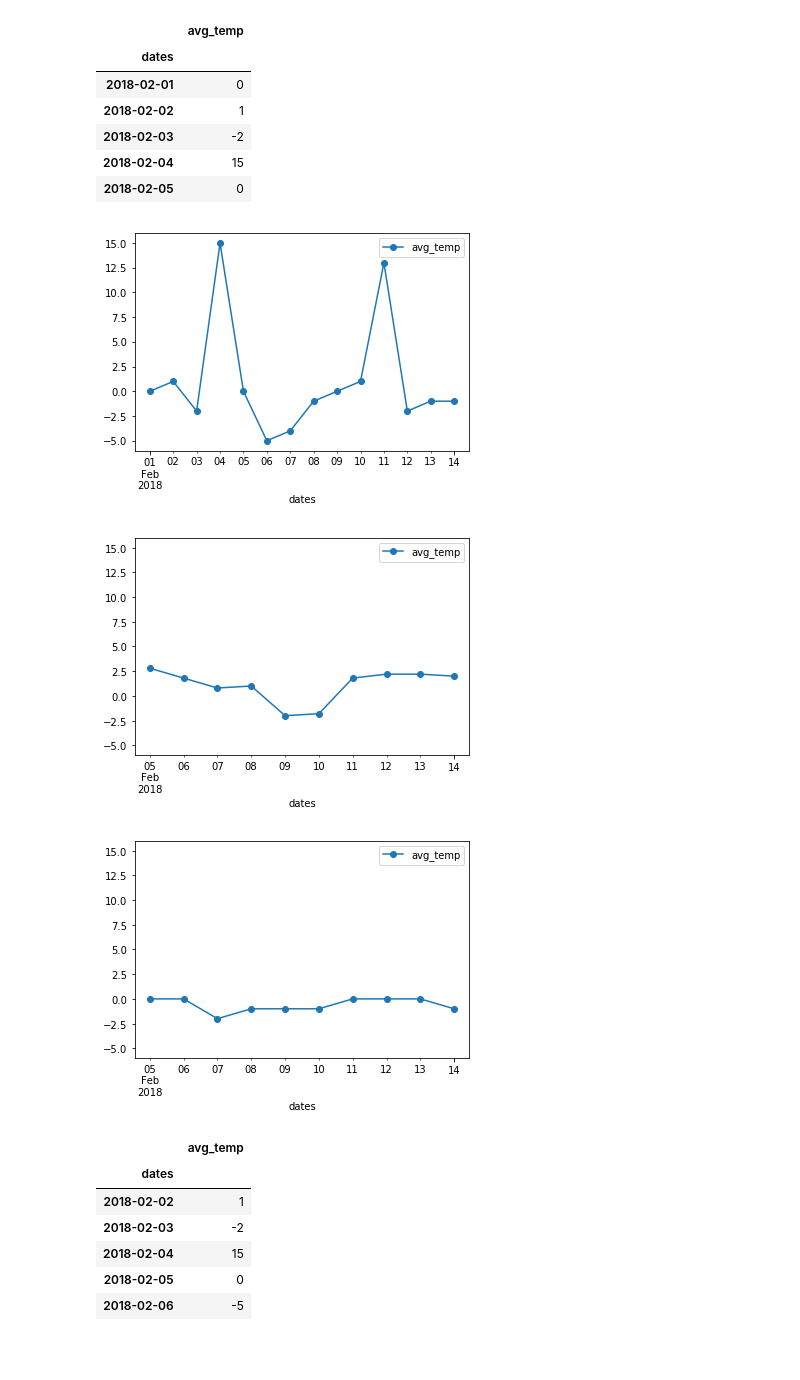
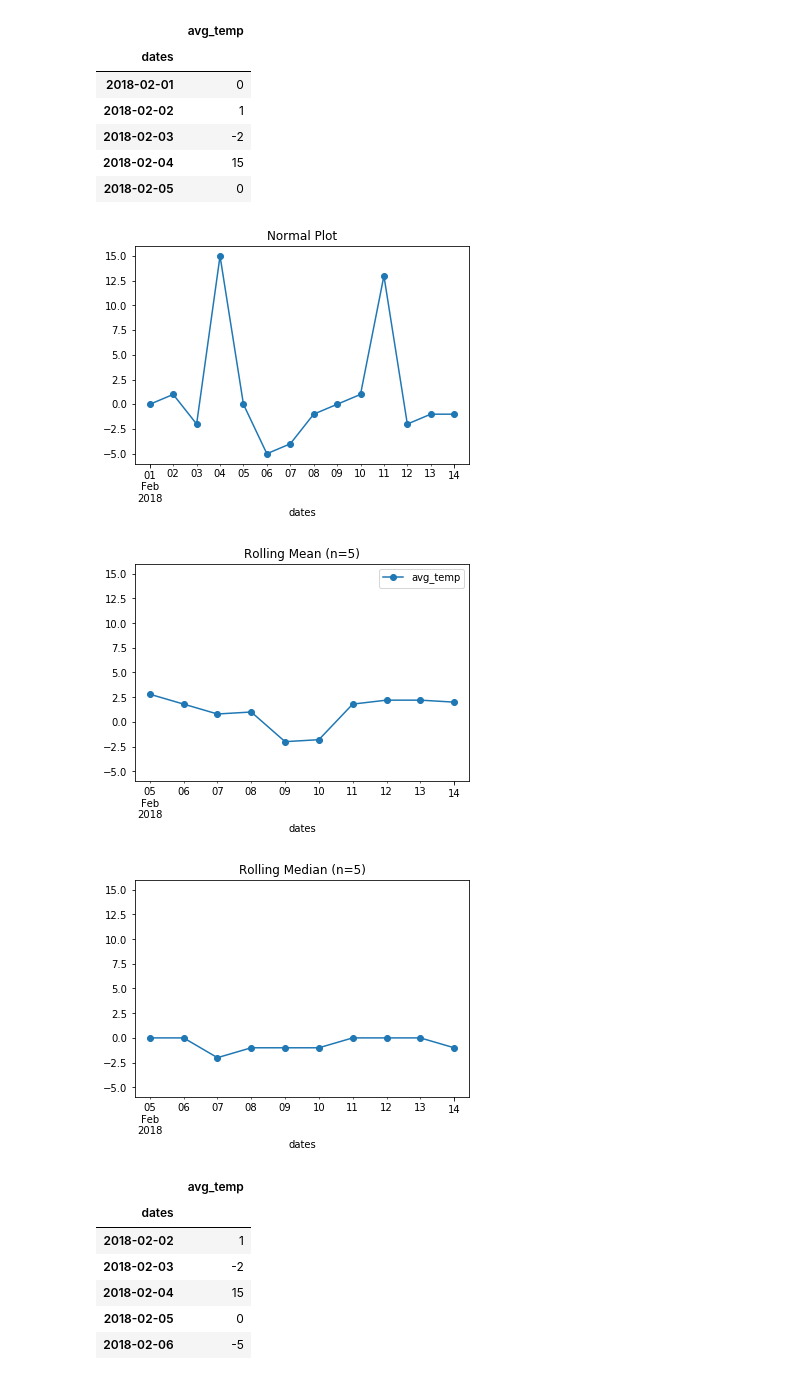
Before and after one commit to RoyKlaasseBos/Data-Analytics-for-Engineers, a Jupyter notebook: Week_5a.ipynb, the cells around one changed output. Saved outputs shown, nothing was run; the diff lists cells and outputs as text; code cells hidden in the pictures; blank space fills up the shorter version.

Commit message:
added plot titles rolling mean and median

```diff
--- a/Week_5a.ipynb
+++ b/Week_5a.ipynb
@@ -536,23 +536,29 @@ temp_df.head()
 | 2018-02-04 | 15 |
 | 2018-02-05 | 0 |
 # %%
-temp_df.plot(marker='o')
+# normal plot (notice the 2 outliers!)
+temp_df.plot(marker='o', legend=False)
+plt.title("Normal Plot")
 plt.ylim(-6, 16);
 # %% [output]
-[figure, old version]
+[figure, new version]
 # %%
-temp_df.rolling(window=5).mean().plot(marker='o')
+# rolling mean
+temp_df.rolling(window=5).mean().plot(marker='o', label="adfsa")
+plt.title("Rolling Mean (n=5)")
 plt.ylim(-6, 16);
 # why do we start at the 5th of February
 # %% [output]
-[figure, old version]
+[figure, new version]
 # %%
-temp_df.rolling(window=5).median().plot(marker='o')
+# rolling median
+temp_df.rolling(window=5).median().plot(marker='o', legend=False)
+plt.title("Rolling Median (n=5)")
 plt.ylim(-6, 16);
 # what could be a reason to use the median rather than the mean? can you see the difference in the figures?
 # can you explain the value for the 6th of February? (0 degrees)
 # %% [output]
-[figure, old version]
+[figure, new version]
 # %%
 # investigate last 5 records
 temp_df.iloc[1:6]
```
